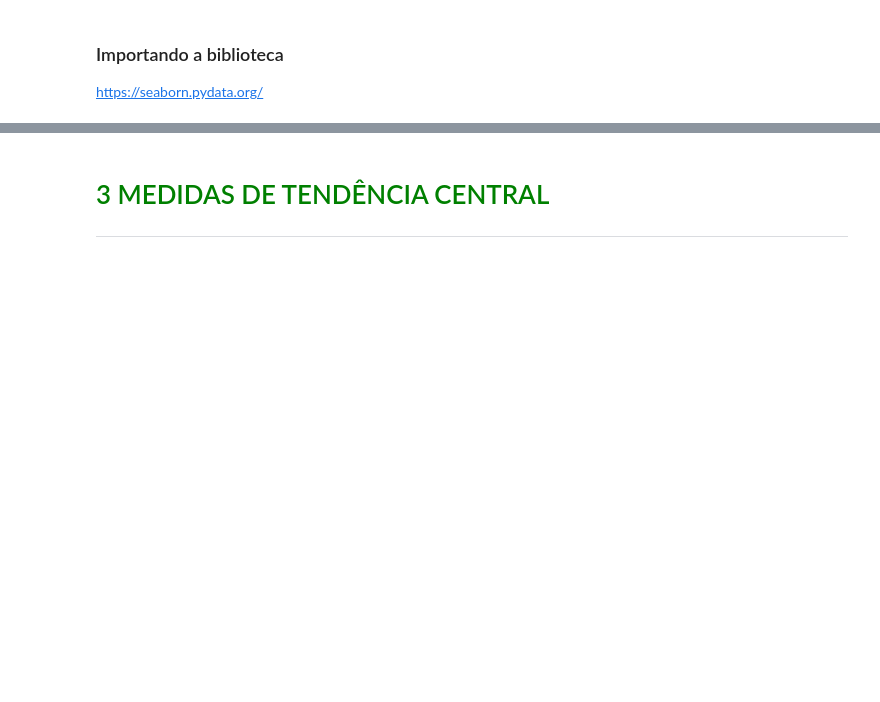
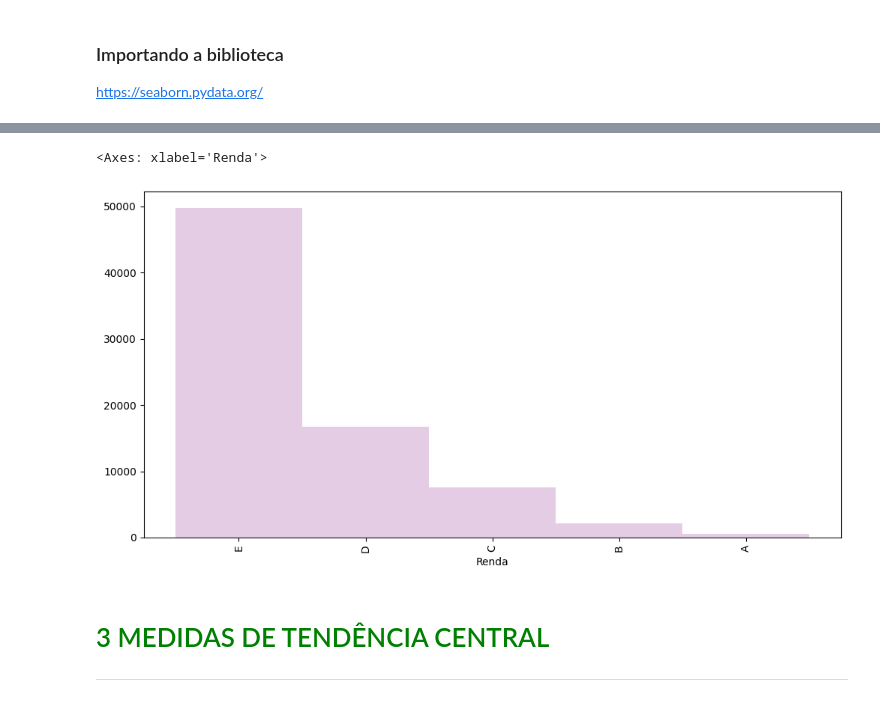
Before and after one commit to DeboraPascoarelli/Estatistica, a Jupyter notebook: Materiais/Curso_de_Estatística_Parte_1.ipynb, the cells around one changed output, grey strips where cells are left out. Saved outputs shown, nothing was run; the diff lists cells and outputs as text; code cells hidden in the pictures; blank space fills up the shorter version.

```diff
--- a/Materiais/Curso_de_Estatística_Parte_1.ipynb
+++ b/Materiais/Curso_de_Estatística_Parte_1.ipynb
@@ -334,3 +365,6 @@ onde <b>SM</b> é o valor do salário mínimo na época. Em nosso caso <b>R$ 788
+# %%
+# Criar um Label / Começar do menor
+labels = ['E','D','C','B','A']
 # %% [markdown]
 ### Passo 2 - Criar a tabela de frequências
 # %% [markdown]
@@ -337,0 +403,10 @@ https://pandas.pydata.org/pandas-docs/version/0.22/generated/pandas.cut.html
+# %%
+# Verificando a quantidade de registros que cada classe possui
+frequencia = pd.value_counts(
+pd.cut(x = dados.Renda
+       ,bins=classes
+       ,labels=labels
+       ,include_lowest= True)
+)
+frequencia
+# interpretação: Exemplo - a menor renda que é zero, se encaixa na classe E / Veja o registro do iten 3 que se enquadar no C - Possui renda de R$ 3.500,00
@@ -337,0 +421,10 @@ https://pandas.pydata.org/pandas-docs/version/0.22/generated/pandas.cut.html
+# %%
+# Transformando o resultado em percentual/ precisa do normalize
+percentual = pd.value_counts(
+pd.cut(x = dados.Renda
+       ,bins=classes
+       ,labels=labels
+       ,include_lowest= True)
+,normalize=True
+)
+percentual
@@ -337,0 +439,6 @@ https://pandas.pydata.org/pandas-docs/version/0.22/generated/pandas.cut.html
+# %%
+# colocando em uma tabela (resultado acima)
+dist_freq_quantitativas_personalizadas = pd.DataFrame(
+    {'Frequência': frequencia, 'Porcentagem (%)': percentual}
+)
+dist_freq_quantitativas_personalizadas
@@ -362,3 +713,9 @@ https://seaborn.pydata.org/
+# %%
+# criando um gráfico para os dados da tabela acima
+dist_freq_quantitativas_personalizadas['Frequência'].plot.bar(width = 1, color='purple',alpha = 0.2, figsize = (12,6))
+# %% [output]
+<Axes: xlabel='Renda'>
+[figure, added]
 # %% [markdown]
 # <font color=green>3 MEDIDAS DE TENDÊNCIA CENTRAL</font>
 ***
```
Also changed, not shown: parts of 29 cells of this notebook.
